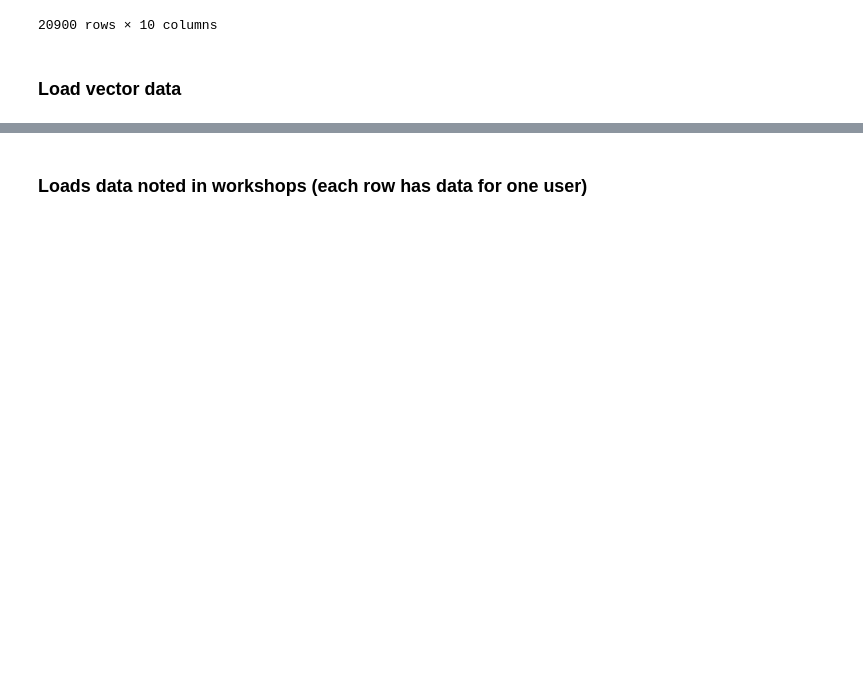
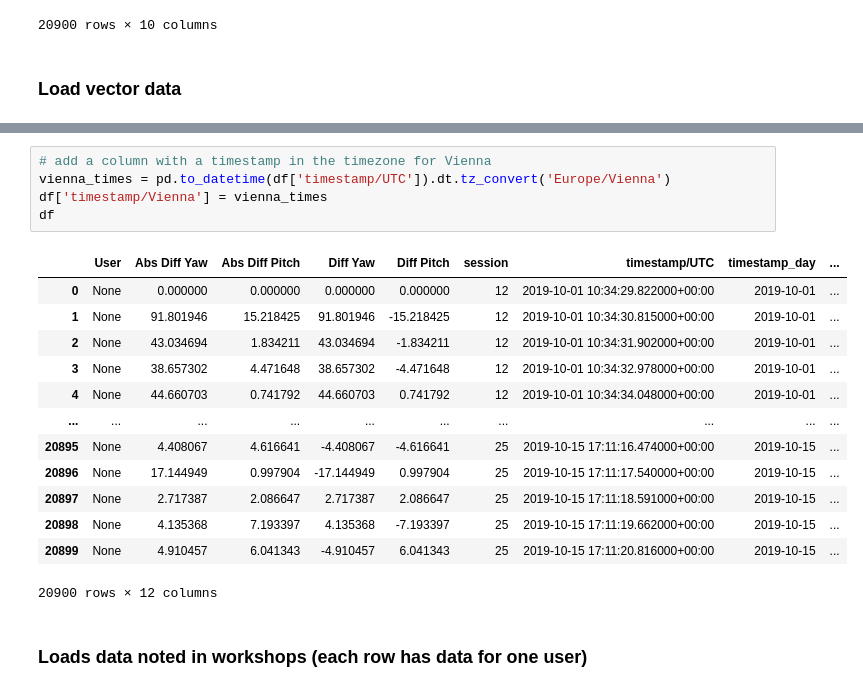
Before and after one commit to boku-ilen/darknet, a Jupyter notebook: _3DOFAnalysis/Workshops3DOFDataAnalysis.ipynb, the cells around one changed output, grey strips where cells are left out. Cells and saved outputs as stored; diff of their text form; blank space fills up the shorter version.

```diff
--- a/_3DOFAnalysis/Workshops3DOFDataAnalysis.ipynb
+++ b/_3DOFAnalysis/Workshops3DOFDataAnalysis.ipynb
@@ -54,5 +55,24 @@ df
 | 20898 | None | 4.135368 | 7.193397 | 4.135368 | -7.193397 | 25 | 2019-10-15 17:11:19.662000+00:00 | 2019-10-15 | ... |
 | 20899 | None | 4.910457 | 6.041343 | -4.910457 | 6.041343 | 25 | 2019-10-15 17:11:20.816000+00:00 | 2019-10-15 | ... |
 20900 rows × 11 columns
+# %%
+# add a column with a timestamp in the timezone for Vienna
+vienna_times = pd.to_datetime(df['timestamp/UTC']).dt.tz_convert('Europe/Vienna')
+df['timestamp/Vienna'] = vienna_times
+df
+# %% [output]
+|  | User | Abs Diff Yaw | Abs Diff Pitch | Diff Yaw | Diff Pitch | session | timestamp/UTC | timestamp_day | ... |
+| 0 | None | 0.000000 | 0.000000 | 0.000000 | 0.000000 | 12 | 2019-10-01 10:34:29.822000+00:00 | 2019-10-01 | ... |
+| 1 | None | 91.801946 | 15.218425 | 91.801946 | -15.218425 | 12 | 2019-10-01 10:34:30.815000+00:00 | 2019-10-01 | ... |
+| 2 | None | 43.034694 | 1.834211 | 43.034694 | -1.834211 | 12 | 2019-10-01 10:34:31.902000+00:00 | 2019-10-01 | ... |
+| 3 | None | 38.657302 | 4.471648 | 38.657302 | -4.471648 | 12 | 2019-10-01 10:34:32.978000+00:00 | 2019-10-01 | ... |
+| 4 | None | 44.660703 | 0.741792 | 44.660703 | 0.741792 | 12 | 2019-10-01 10:34:34.048000+00:00 | 2019-10-01 | ... |
+| ... | ... | ... | ... | ... | ... | ... | ... | ... | ... |
+| 20895 | None | 4.408067 | 4.616641 | -4.408067 | -4.616641 | 25 | 2019-10-15 17:11:16.474000+00:00 | 2019-10-15 | ... |
+| 20896 | None | 17.144949 | 0.997904 | -17.144949 | 0.997904 | 25 | 2019-10-15 17:11:17.540000+00:00 | 2019-10-15 | ... |
+| 20897 | None | 2.717387 | 2.086647 | 2.717387 | 2.086647 | 25 | 2019-10-15 17:11:18.591000+00:00 | 2019-10-15 | ... |
+| 20898 | None | 4.135368 | 7.193397 | 4.135368 | -7.193397 | 25 | 2019-10-15 17:11:19.662000+00:00 | 2019-10-15 | ... |
+| 20899 | None | 4.910457 | 6.041343 | -4.910457 | 6.041343 | 25 | 2019-10-15 17:11:20.816000+00:00 | 2019-10-15 | ... |
+20900 rows × 12 columns
 # %% [markdown]
 ### Loads data noted in workshops (each row has data for one user)
```
Also changed, not shown: parts of 22 cells of this notebook, 2 other files.
